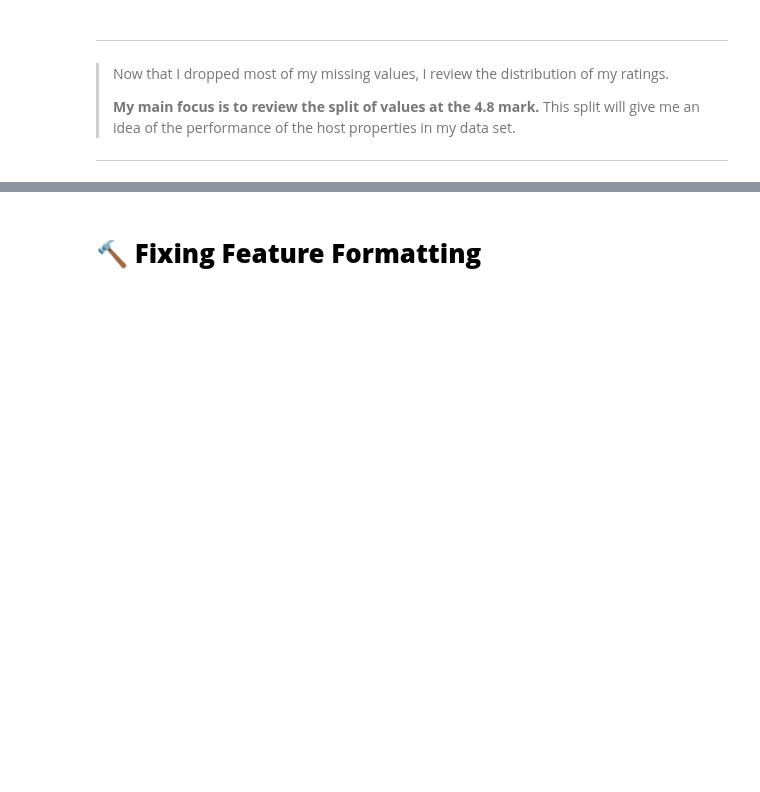
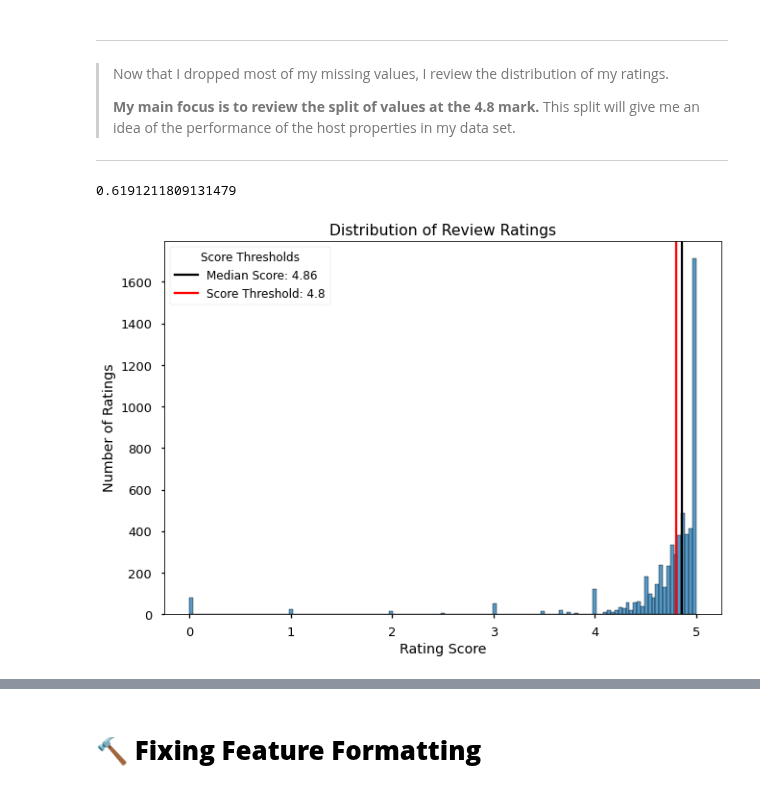
Before and after one commit to BenJMcCarty/Helping_Your_Hosts, a Jupyter notebook: Helping_Your_Hosts.ipynb, the cells around one changed output, grey strips where cells are left out. Cells and saved outputs as stored; diff of their text form; code cells hidden in the pictures; blank space fills up the shorter version.

Commit message:
Major updates and revisions
Updates include:
* not dropping rows with missing values
* processing EDA/feature engineering with NaN values
* refactoring code to simplify/streamline

```diff
--- a/Helping_Your_Hosts.ipynb
+++ b/Helping_Your_Hosts.ipynb
@@ -229,12 +169,3 @@ sns.heatmap(data=data.drop(columns=drop).select_dtypes('number').corr(), robust=
-# %%
-# Compute the correlation matrix
-corr = data.corr()
-
-# Generate a mask for the upper triangle
-mask = np.triu(np.ones_like(corr, dtype=bool))
-
-# Set up the matplotlib figure
-f, ax = plt.subplots(figsize=(11, 9))
 # %%
 ## Creating updated interactive report
 
@@ -318,0 +300,5 @@ if show_visualizations == True:
+# %%
+## Dropping rows by index and resetting index
+df = df.drop(df[nan_index].index)
+df.reset_index(drop=True, inplace=True)
+df
@@ -413,8 +396,8 @@ df.iloc[nan_bed]
 # %% [markdown]
 ## Dropping Rows with 6+ Missing Values
 # %%
-## Removing rows with 6+ null values
+# ## Removing rows with 6+ null values
 
-df = df[df.isna().sum(axis=1) < 6]
-df.head(5)
+# df = df[df.isna().sum(axis=1) < 6]
+# df.head(5)
 # %%
@@ -436,3 +408,0 @@ df[nan_index][:5]
-# %%
-## Dropping rows from main dataframe
-df.drop(df[nan_index].index, inplace=True)
@@ -458,19 +418,20 @@ cf.report_df(df)
 ## Reviewing the total ratings at or above the threshold of 4.8
 
 len(df['review_scores_rating'][df['review_scores_rating'] >= 4.8])/ len(df)
+# %% [output]
+0.6191211809131479
 # %%
 ## Visualizing the overall distribution of ratings
 
-ax = sns.histplot(data = data['review_scores_rating'], bins = 'auto')
+ax = sns.histplot(data = df['review_scores_rating'], bins = 'auto')
 
 ax.set(title = 'Distribution of Review Ratings',
        xlabel = 'Rating Score', ylabel = 'Number of Ratings')
 
 median = df['review_scores_rating'].median()
-
 ax.axvline(median, label = f'Median Score: {median}', color='k')
-
 ax.axvline(4.8, label = 'Score Threshold: 4.8', color='red')
-
 ax.legend(fontsize= 'large',title = 'Score Thresholds',
           title_fontsize = 'large');
+# %% [output]
+[figure, added]
```
Also changed, not shown: parts of 96 cells of this notebook, 1 other file.
